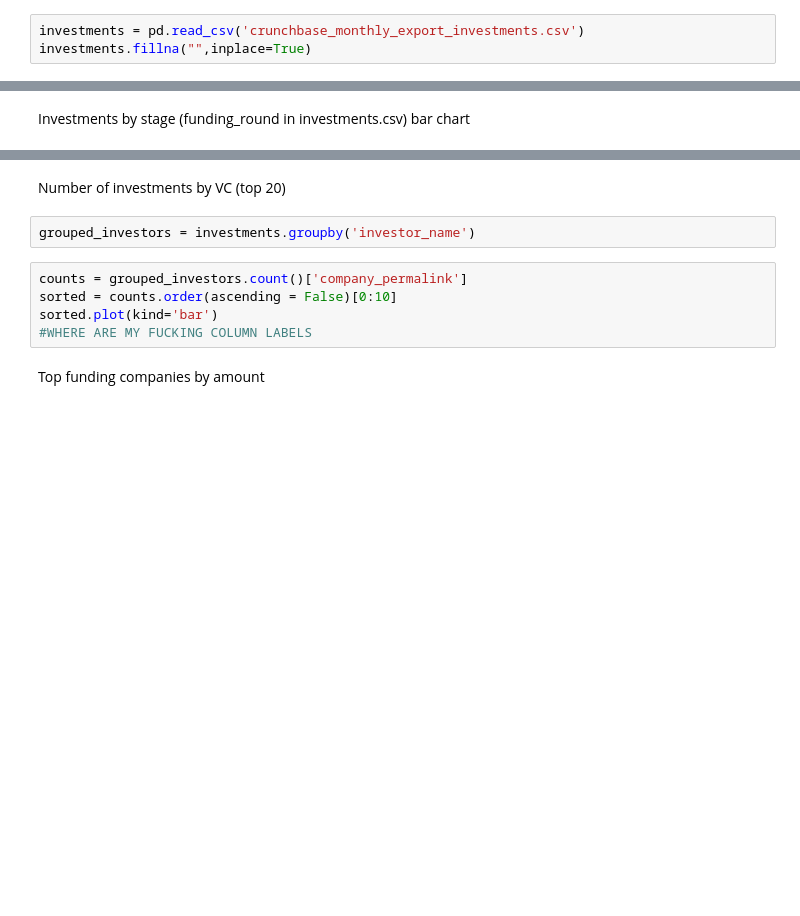
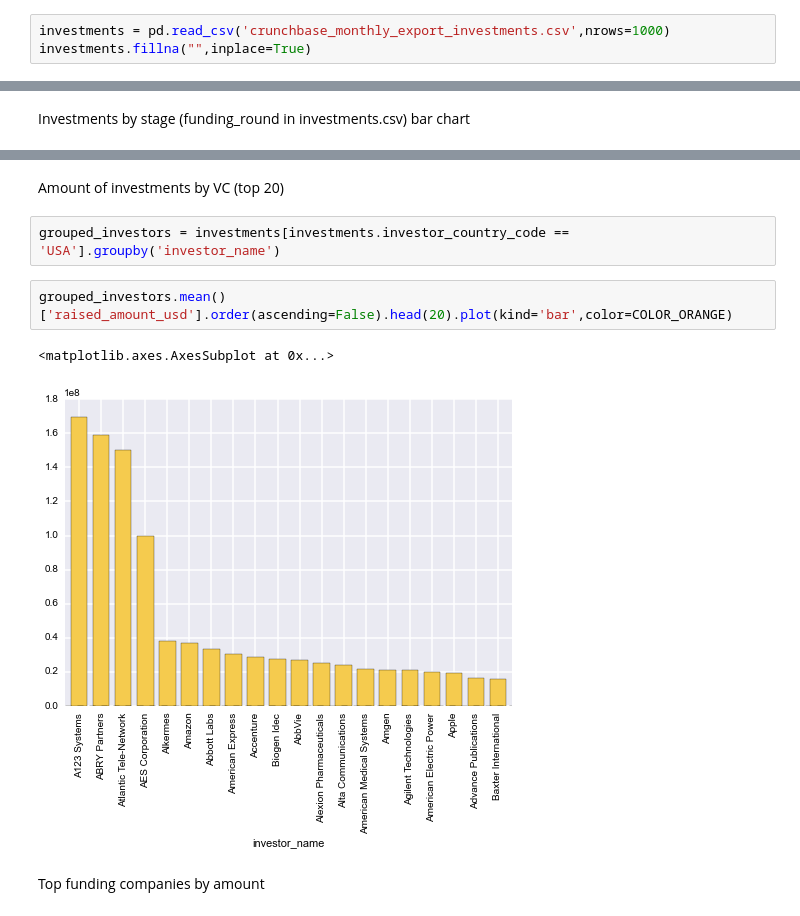
Before and after one commit to prabhamatta/Crunch-It, a Jupyter notebook: CrunchIt.ipynb, the cells around one changed output, grey strips where cells are left out. Drawn from its saved outputs; the diff is of its cells as text; blank space fills up the shorter version.

Commit message:
added location charts, google map viz

```diff
--- a/CrunchIt.ipynb
+++ b/CrunchIt.ipynb
@@ -100,7 +108,7 @@ exited_companies = all_companies[all_companies['status'].isin(['acquired','ipo']
 # %% [markdown]
 The **investments** data set lists individual funding events. It includes information about both the investing company and the receiving company as well as the amount, type, and date of the investment.
 # %%
-investments = pd.read_csv('crunchbase_monthly_export_investments.csv')
+investments = pd.read_csv('crunchbase_monthly_export_investments.csv',nrows=1000)
 investments.fillna("",inplace=True)
 # %% [markdown]
 <h2 style="font-size:15px; line-height:0px">Specific Data Cleanup Challenges</h2><hr style="line-height:0px;margin-bottom:-10px"/>
@@ -227,12 +304,12 @@ invest_pivot.index
 # %% [markdown]
-Number of investments by VC (top 20)
+Amount of investments by VC (top 20)
 # %%
-grouped_investors = investments.groupby('investor_name')
+grouped_investors = investments[investments.investor_country_code == 'USA'].groupby('investor_name')
-# %%
-counts = grouped_investors.count()['company_permalink']
-sorted = counts.order(ascending = False)[0:10]
-sorted.plot(kind='bar')
-#WHERE ARE MY FUCKING COLUMN LABELS
+# %%
+grouped_investors.mean()['raised_amount_usd'].order(ascending=False).head(20).plot(kind='bar',color=COLOR_ORANGE)
+# %% [output]
+<matplotlib.axes.AxesSubplot at 0x...>
+[figure, added]
 # %% [markdown]
 Top funding companies by amount
 # %%
```
Also changed, not shown: parts of 34 cells of this notebook, 1 other file.
